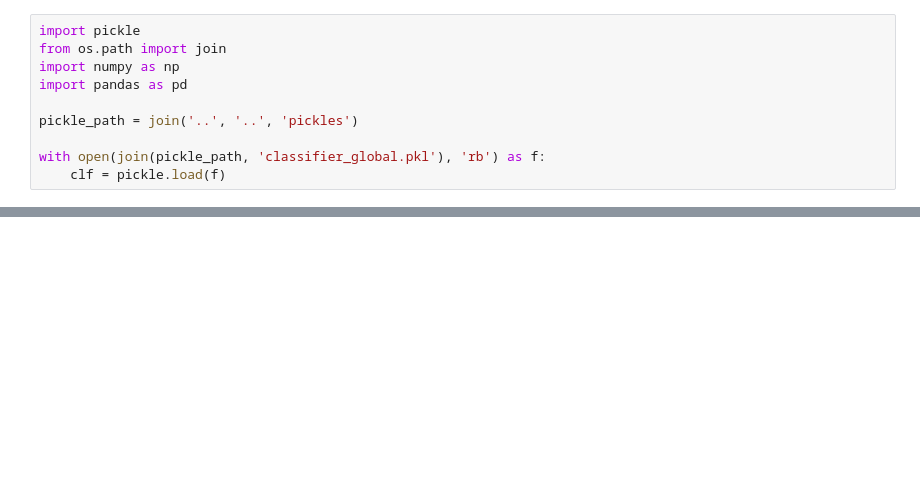
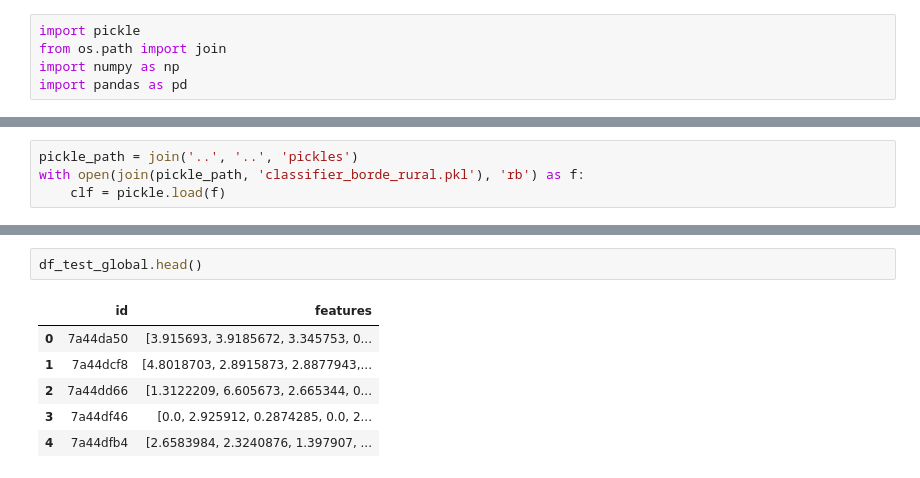
Before and after one commit to jo-ruether/ipeo_carribean, a Jupyter notebook: src/Prediction_test.ipynb, the cells around one changed output, grey strips where cells are left out. Cells and saved outputs as stored; diff of their text form; blank space fills up the shorter version.

```diff
--- a/src/Prediction_test.ipynb
+++ b/src/Prediction_test.ipynb
@@ -5,8 +5,3 @@ import pickle
 from os.path import join
 import numpy as np
 import pandas as pd
-
-pickle_path = join('..', '..', 'pickles')
-
-with open(join(pickle_path, 'classifier_global.pkl'), 'rb') as f:
-    clf = pickle.load(f)
@@ -13 +10,5 @@ with open(join(pickle_path, 'classifier_global.pkl'), 'rb') as f:
+# %%
+pickle_path = join('..', '..', 'pickles')
+with open(join(pickle_path, 'classifier_borde_rural.pkl'), 'rb') as f:
+    clf = pickle.load(f)
 # %%
@@ -30 +30,10 @@ Error reading test data for region  borde_soacha
+# %%
+df_test_global.head()
+# %% [output]
+|  | id | features |
+| 0 | 7a44da50 | [3.915693, 3.9185672, 3.345753, 0... |
+| 1 | 7a44dcf8 | [4.8018703, 2.8915873, 2.8877943,... |
+| 2 | 7a44dd66 | [1.3122209, 6.605673, 2.665344, 0... |
+| 3 | 7a44df46 | [0.0, 2.925912, 0.2874285, 0.0, 2... |
+| 4 | 7a44dfb4 | [2.6583984, 2.3240876, 1.397907, ... |
 # %% [markdown]
```
Also changed, not shown: parts of 20 cells of this notebook, 2 other files.
